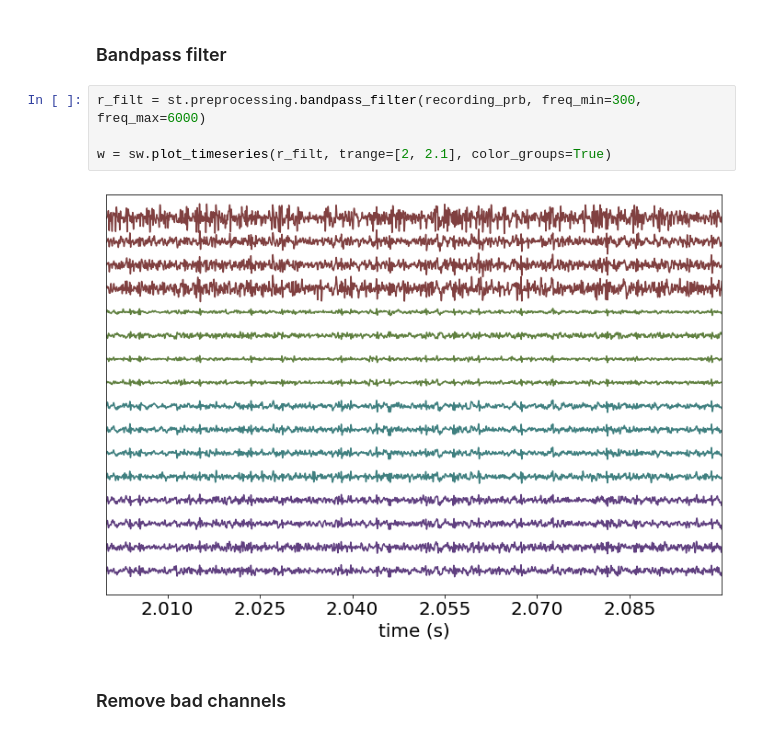
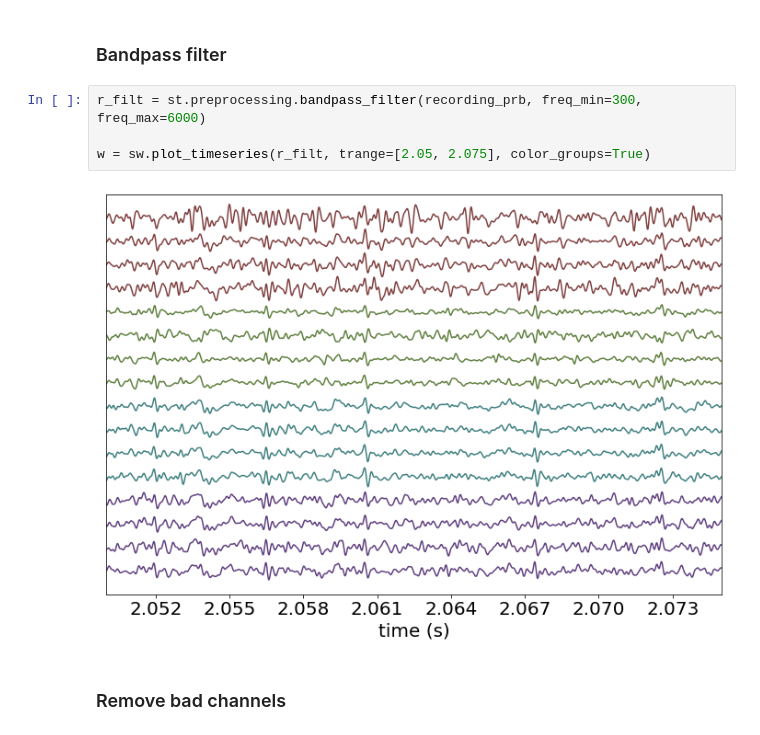
Before and after one commit to sbuergers/hussaini-lab-to-nwb-notebooks, a Jupyter notebook: tidy_venv/milestone2_modular_pipeline_colab.ipynb, the cells around one changed output. Saved outputs shown, nothing was run; the diff lists cells and outputs as text.

```diff
--- a/tidy_venv/milestone2_modular_pipeline_colab.ipynb
+++ b/tidy_venv/milestone2_modular_pipeline_colab.ipynb
@@ -429,9 +458,9 @@ Below, we bandpass filter the recording between 300 and 6000 Hz, remove channels
 # %%
 r_filt = st.preprocessing.bandpass_filter(recording_prb, freq_min=300, freq_max=6000)
 
-w = sw.plot_timeseries(r_filt, trange=[2, 2.1], color_groups=True)
+w = sw.plot_timeseries(r_filt, trange=[2.05, 2.075], color_groups=True)
 # %% [output]
-[figure, old version]
+[figure, new version]
 # %% [markdown]
 ### Remove bad channels
 # %% [markdown]
```
Also changed, not shown: parts of 57 cells of this notebook.
